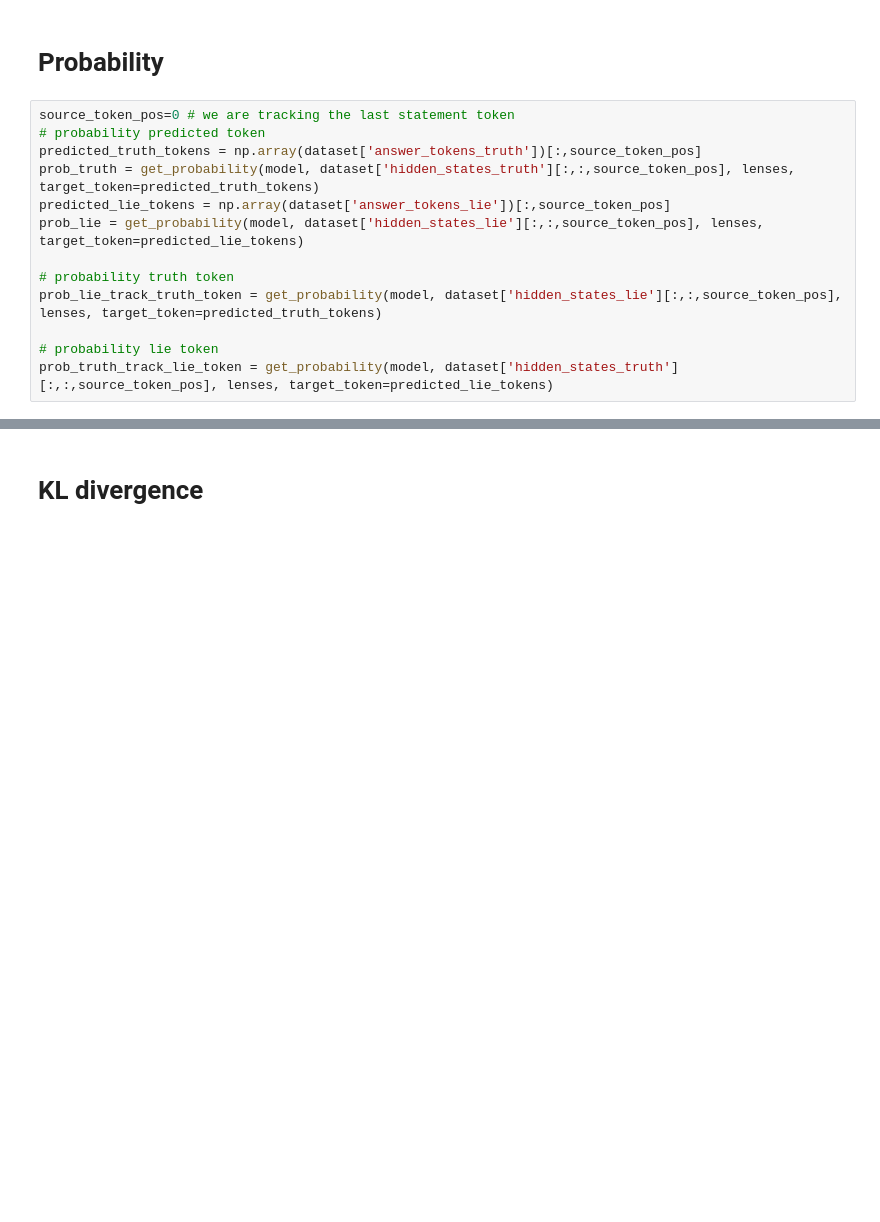
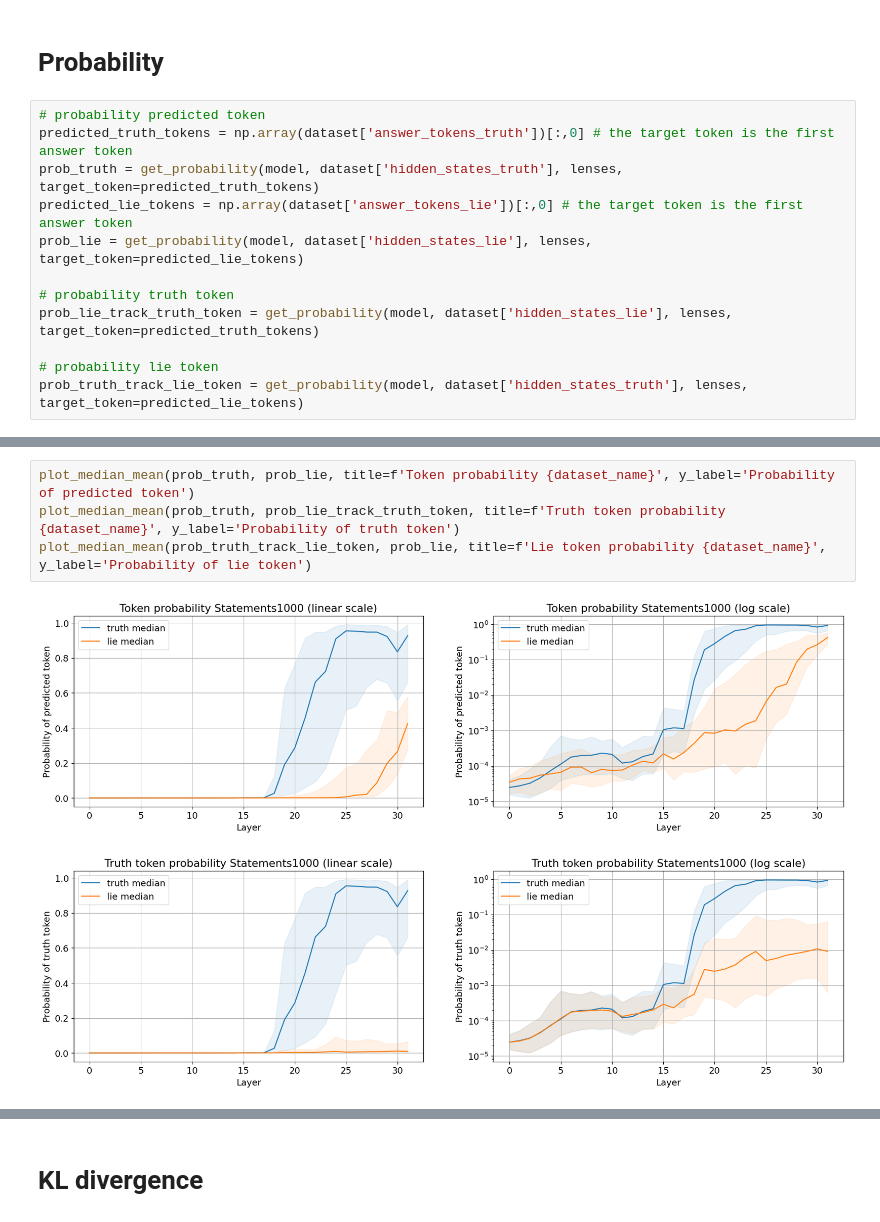
Before and after one commit to annahdo/info_theoretic_study_lying, a Jupyter notebook: demo.ipynb, the cells around one changed output, grey strips where cells are left out. Drawn from its saved outputs; the diff is of its cells as text; blank space fills up the shorter version.

```diff
--- a/demo.ipynb
+++ b/demo.ipynb
@@ -105,15 +129,14 @@ plot_median_mean(cross_entropy_rate_truth, cross_entropy_rate_lie, title=f'Cross
 # %% [markdown]
 # Probability
 # %%
-source_token_pos=0 # we are tracking the last statement token
 # probability predicted token
-predicted_truth_tokens = np.array(dataset['answer_tokens_truth'])[:,source_token_pos]
-prob_truth = get_probability(model, dataset['hidden_states_truth'][:,:,source_token_pos], lenses, target_token=predicted_truth_tokens)
-predicted_lie_tokens = np.array(dataset['answer_tokens_lie'])[:,source_token_pos]
-prob_lie = get_probability(model, dataset['hidden_states_lie'][:,:,source_token_pos], lenses, target_token=predicted_lie_tokens)
+predicted_truth_tokens = np.array(dataset['answer_tokens_truth'])[:,0] # the target token is the first answer token
+prob_truth = get_probability(model, dataset['hidden_states_truth'], lenses, target_token=predicted_truth_tokens)
+predicted_lie_tokens = np.array(dataset['answer_tokens_lie'])[:,0] # the target token is the first answer token
+prob_lie = get_probability(model, dataset['hidden_states_lie'], lenses, target_token=predicted_lie_tokens)
 
 # probability truth token
-prob_lie_track_truth_token = get_probability(model, dataset['hidden_states_lie'][:,:,source_token_pos], lenses, target_token=predicted_truth_tokens)
+prob_lie_track_truth_token = get_probability(model, dataset['hidden_states_lie'], lenses, target_token=predicted_truth_tokens)
 
 # probability lie token
-prob_truth_track_lie_token = get_probability(model, dataset['hidden_states_truth'][:,:,source_token_pos], lenses, target_token=predicted_lie_tokens)
+prob_truth_track_lie_token = get_probability(model, dataset['hidden_states_truth'], lenses, target_token=predicted_lie_tokens)
@@ -141,0 +143,7 @@ plot_median_mean(prob_truth_track_lie_token, prob_lie, plot_all_curves=False, sa
+# %%
+plot_median_mean(prob_truth, prob_lie, title=f'Token probability {dataset_name}', y_label='Probability of predicted token')
+plot_median_mean(prob_truth, prob_lie_track_truth_token, title=f'Truth token probability {dataset_name}', y_label='Probability of truth token')
+plot_median_mean(prob_truth_track_lie_token, prob_lie, title=f'Lie token probability {dataset_name}', y_label='Probability of lie token')
+# %% [output]
+[figure, added]
+[figure, added]
```
Also changed, not shown: parts of 52 cells of this notebook, 5 other files.
